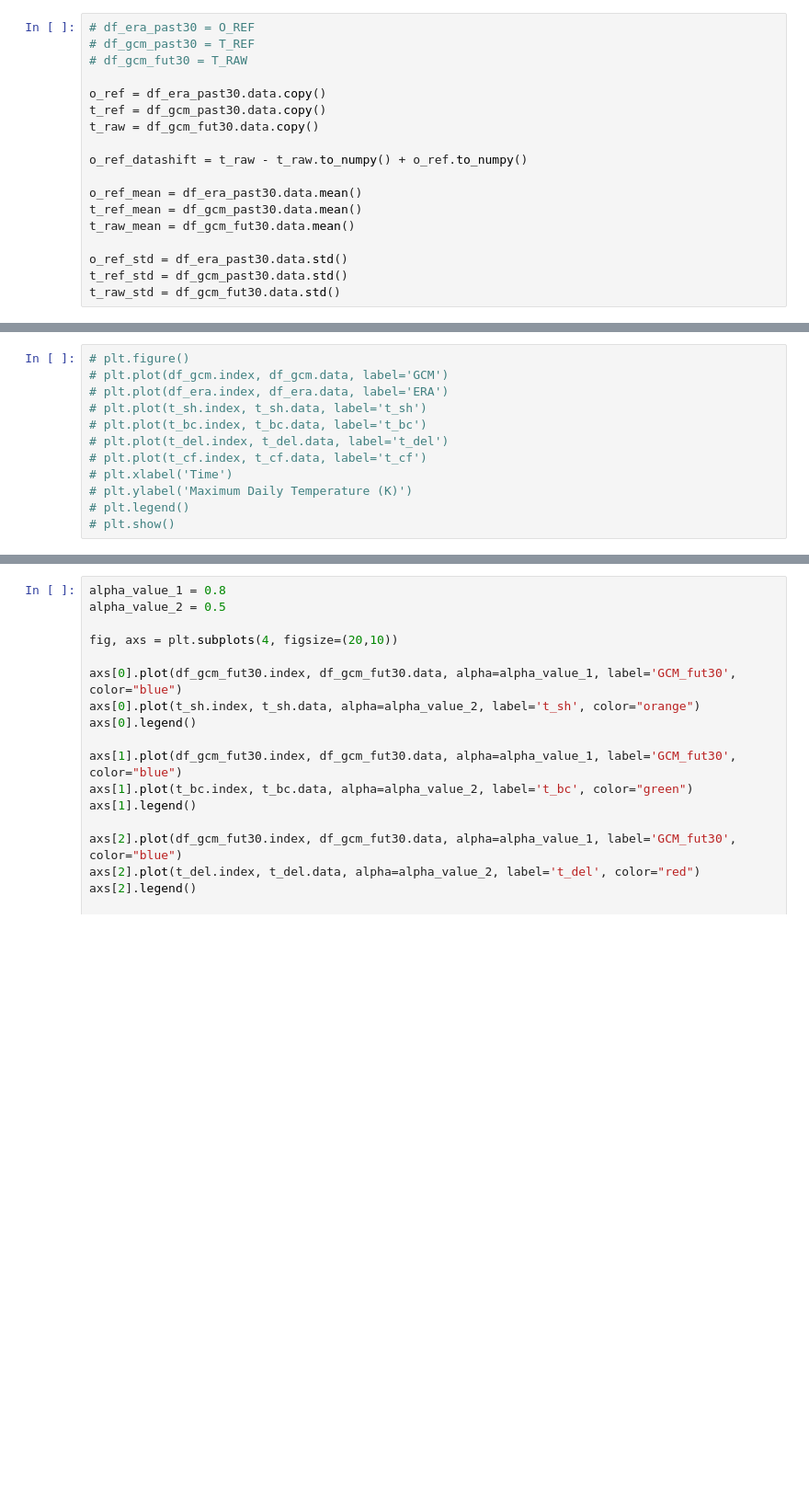
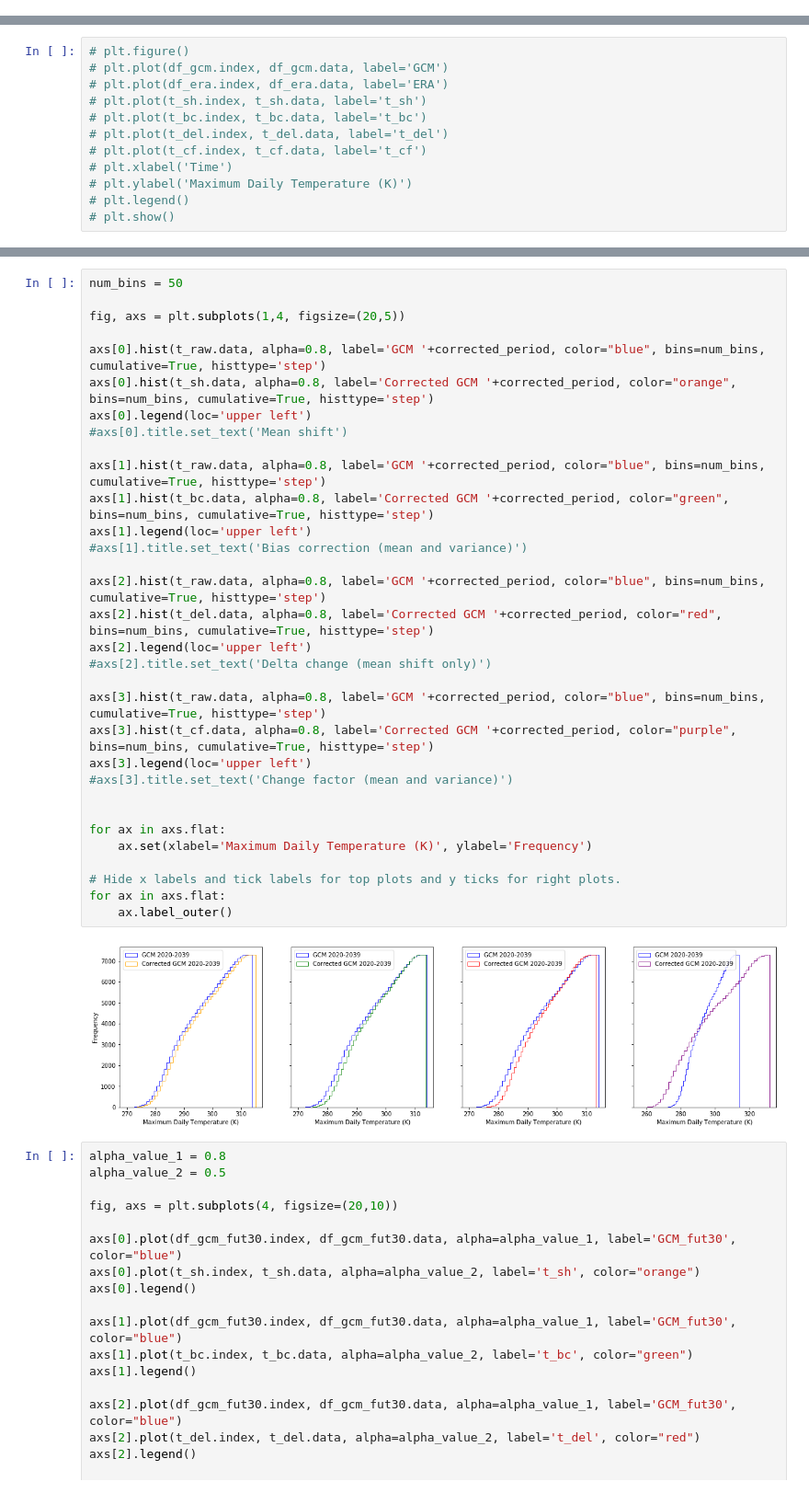
Before and after one commit to raghul-parthipan/urban-climate-downloader, a Jupyter notebook: notebooks/mgm_bc_madrid.ipynb, the cells around one changed output, grey strips where cells are left out. Shown at 92% size. Saved outputs shown, nothing was run; the diff lists cells and outputs as text; blank space fills up the shorter version.

```diff
--- a/notebooks/mgm_bc_madrid.ipynb
+++ b/notebooks/mgm_bc_madrid.ipynb
@@ -129,18 +140,0 @@ X = df[['arcticT', 'nino3.4', 'NAO', 'QBO', 'lat_of_jet', 'mag_of_jet']]
-# %%
-# df_era_past30 = O_REF
-# df_gcm_past30 = T_REF
-# df_gcm_fut30 = T_RAW
-
-o_ref = df_era_past30.data.copy()
-t_ref = df_gcm_past30.data.copy()
-t_raw = df_gcm_fut30.data.copy()
-
-o_ref_datashift = t_raw - t_raw.to_numpy() + o_ref.to_numpy()
-
-o_ref_mean = df_era_past30.data.mean()
-t_ref_mean = df_gcm_past30.data.mean()
-t_raw_mean = df_gcm_fut30.data.mean()
-
-o_ref_std = df_era_past30.data.std()
-t_ref_std = df_gcm_past30.data.std()
-t_raw_std = df_gcm_fut30.data.std()
@@ -193,3 +227,37 @@ for ax in axs.flat:
+# %%
+num_bins = 50
+
+fig, axs = plt.subplots(1,4, figsize=(20,5))
+
+axs[0].hist(t_raw.data, alpha=0.8, label='GCM '+corrected_period, color="blue", bins=num_bins, cumulative=True, histtype='step')
+axs[0].hist(t_sh.data, alpha=0.8, label='Corrected GCM '+corrected_period, color="orange", bins=num_bins, cumulative=True, histtype='step')
+axs[0].legend(loc='upper left')
+#axs[0].title.set_text('Mean shift')
+
+axs[1].hist(t_raw.data, alpha=0.8, label='GCM '+corrected_period, color="blue", bins=num_bins, cumulative=True, histtype='step')
+axs[1].hist(t_bc.data, alpha=0.8, label='Corrected GCM '+corrected_period, color="green", bins=num_bins, cumulative=True, histtype='step')
+axs[1].legend(loc='upper left')
+#axs[1].title.set_text('Bias correction (mean and variance)')
+
+axs[2].hist(t_raw.data, alpha=0.8, label='GCM '+corrected_period, color="blue", bins=num_bins, cumulative=True, histtype='step')
+axs[2].hist(t_del.data, alpha=0.8, label='Corrected GCM '+corrected_period, color="red", bins=num_bins, cumulative=True, histtype='step')
+axs[2].legend(loc='upper left')
+#axs[2].title.set_text('Delta change (mean shift only)')
+
+axs[3].hist(t_raw.data, alpha=0.8, label='GCM '+corrected_period, color="blue", bins=num_bins, cumulative=True, histtype='step')
+axs[3].hist(t_cf.data, alpha=0.8, label='Corrected GCM '+corrected_period, color="purple", bins=num_bins, cumulative=True, histtype='step')
+axs[3].legend(loc='upper left')
+#axs[3].title.set_text('Change factor (mean and variance)')
+
+
+for ax in axs.flat:
+    ax.set(xlabel='Maximum Daily Temperature (K)', ylabel='Frequency')
+
+# Hide x labels and tick labels for top plots and y ticks for right plots.
+for ax in axs.flat:
+    ax.label_outer()
+# %% [output]
+[figure, added]
 # %%
 alpha_value_1 = 0.8
 alpha_value_2 = 0.5
```
Also changed, not shown: parts of 6 cells of this notebook.
